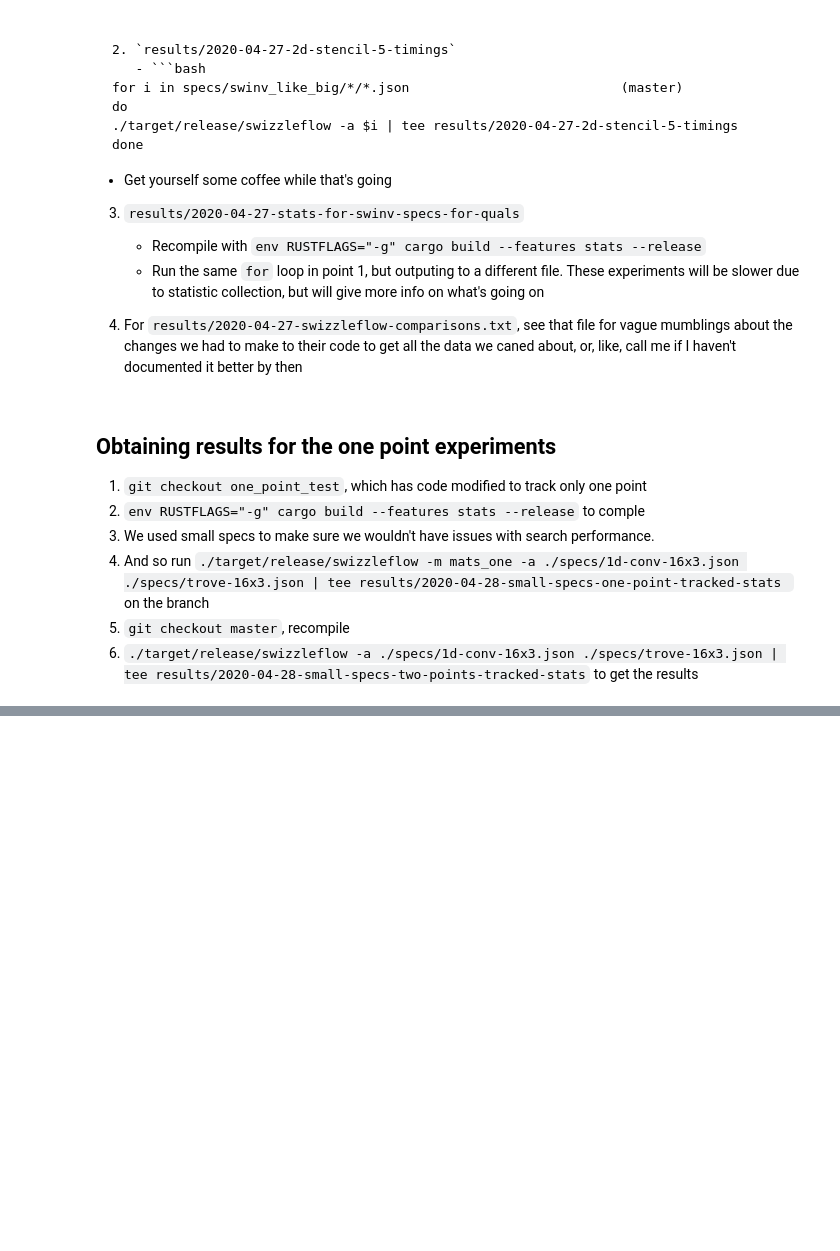
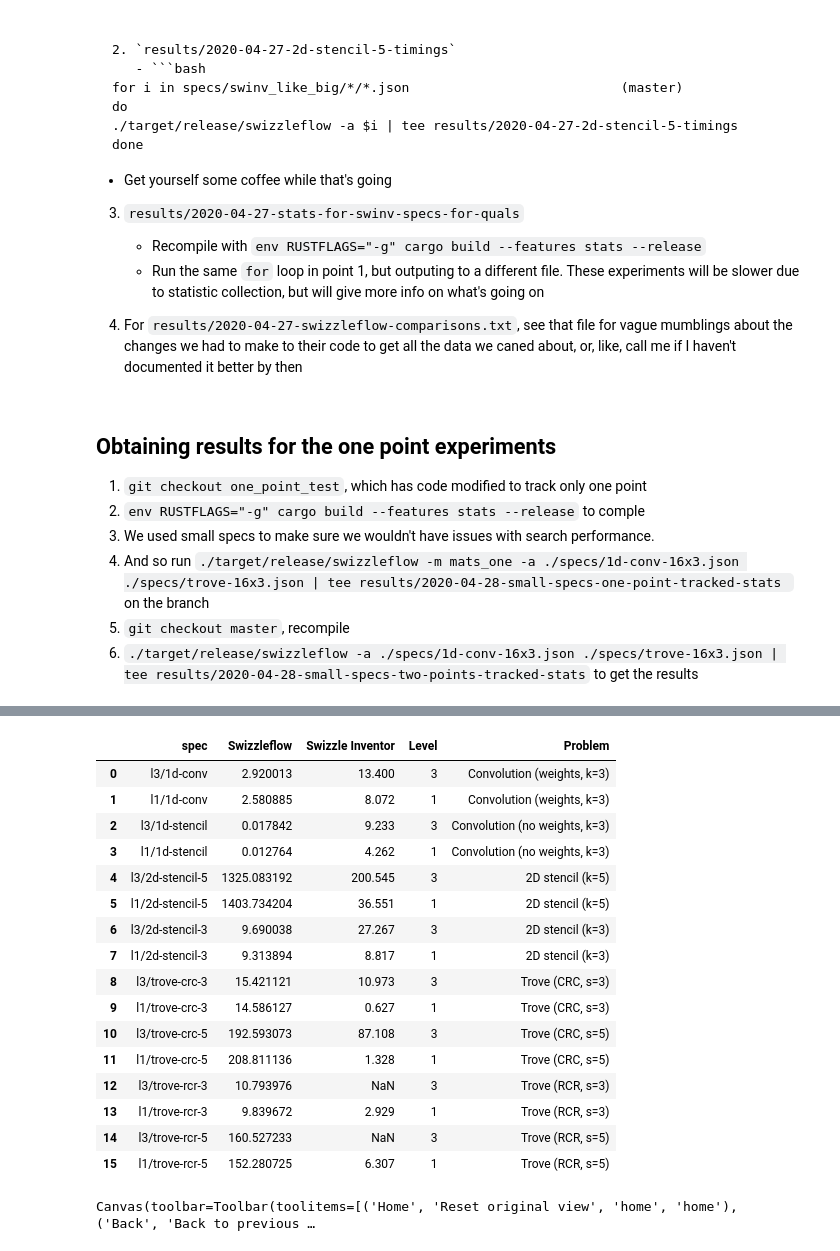
Before and after one commit to krzysz00/swizzleflow, a Jupyter notebook: notebooks/analysis-for-quals-paper.ipynb, the cells around one changed output, grey strips where cells are left out. Cells and saved outputs as stored; diff of their text form; code cells hidden in the pictures; blank space fills up the shorter version.

```diff
--- a/notebooks/analysis-for-quals-paper.ipynb
+++ b/notebooks/analysis-for-quals-paper.ipynb
@@ -83,0 +367,14 @@ n_solutions = map_frames(two_points, lambda v: v['found'].sum())
+# %%
+# Append 5x5 stencil experiments
+stencil_5_raw_data = fetch("2020-04-27-2d-stencil-5-timings")
+# %%
+stencil_5_raw = timing.process(stencil_5_raw_data)
+# %%
+swflow_totals = pd.concat([stencil_5_raw['total'],
+                           swflow_times.set_index('spec')['total']])
+# %%
+times = pd.DataFrame({
+    'Swizzleflow': swflow_totals[swinv_times.index.to_list()],
+    'Swizzle Inventor': swinv_times
+})
+times
@@ -83,0 +400,33 @@ n_solutions = map_frames(two_points, lambda v: v['found'].sum())
+# %%
+times = times.reset_index()
+times['Level'] = times['spec'].map(lambda s: int(s[1]))
+problems_map = {
+    '1d-conv': 'Convolution (weights, k=3)',
+    '1d-stencil': 'Convolution (no weights, k=3)',
+    'trove-crc-3': 'Trove (CRC, s=3)',
+    'trove-crc-5': 'Trove (CRC, s=5)',
+    'trove-rcr-3': 'Trove (RCR, s=3)',
+    'trove-rcr-5': 'Trove (RCR, s=5)',
+    '2d-stencil-3': '2D stencil (k=3)',
+    '2d-stencil-5': '2D stencil (k=5)'
+}
+times['Problem'] = times['spec'].map(lambda s: problems_map[s[3:]])
+times
+# %% [output]
+|  | spec | Swizzleflow | Swizzle Inventor | Level | Problem |
+| 0 | l3/1d-conv | 2.920013 | 13.400 | 3 | Convolution (weights, k=3) |
+| 1 | l1/1d-conv | 2.580885 | 8.072 | 1 | Convolution (weights, k=3) |
+| 2 | l3/1d-stencil | 0.017842 | 9.233 | 3 | Convolution (no weights, k=3) |
+| 3 | l1/1d-stencil | 0.012764 | 4.262 | 1 | Convolution (no weights, k=3) |
+| 4 | l3/2d-stencil-5 | 1325.083192 | 200.545 | 3 | 2D stencil (k=5) |
+| 5 | l1/2d-stencil-5 | 1403.734204 | 36.551 | 1 | 2D stencil (k=5) |
+| 6 | l3/2d-stencil-3 | 9.690038 | 27.267 | 3 | 2D stencil (k=3) |
+| 7 | l1/2d-stencil-3 | 9.313894 | 8.817 | 1 | 2D stencil (k=3) |
+| 8 | l3/trove-crc-3 | 15.421121 | 10.973 | 3 | Trove (CRC, s=3) |
+| 9 | l1/trove-crc-3 | 14.586127 | 0.627 | 1 | Trove (CRC, s=3) |
+| 10 | l3/trove-crc-5 | 192.593073 | 87.108 | 3 | Trove (CRC, s=5) |
+| 11 | l1/trove-crc-5 | 208.811136 | 1.328 | 1 | Trove (CRC, s=5) |
+| 12 | l3/trove-rcr-3 | 10.793976 | NaN | 3 | Trove (RCR, s=3) |
+| 13 | l1/trove-rcr-3 | 9.839672 | 2.929 | 1 | Trove (RCR, s=3) |
+| 14 | l3/trove-rcr-5 | 160.527233 | NaN | 3 | Trove (RCR, s=5) |
+| 15 | l1/trove-rcr-5 | 152.280725 | 6.307 | 1 | Trove (RCR, s=5) |
@@ -83,0 +435,19 @@ n_solutions = map_frames(two_points, lambda v: v['found'].sum())
+# %%
+fig, axs = plt.subplots(4, 2)
+for idx, group in enumerate(times.groupby('Problem')):
+    ax = axs[idx // 2][idx % 2]
+    name, df = group
+    df = df.set_index('Level')
+    df.index = df.index.map({1: 'R', 3: 'F'})
+    df.plot(kind='barh', ax=ax, legend=False)
+    ax.set_ylabel('')
+    ax.set_xlabel("Time (s)")
+    ax.set_title(name)
+handles, labels = axs[3][1].get_legend_handles_labels()
+fig.suptitle("Synthesis time comparisons")
+fig.legend(handles, labels, loc='upper right')
+fig.tight_layout()
+fig.subplots_adjust(top=0.85, right=0.8)
+fig.savefig('/tmp/comparisons.pdf')
+# %% [output]
+Canvas(toolbar=Toolbar(toolitems=[('Home', 'Reset original view', 'home', 'home'), ('Back', 'Back to previous …
```
Also changed, not shown: parts of 43 cells of this notebook, 4 other files.
